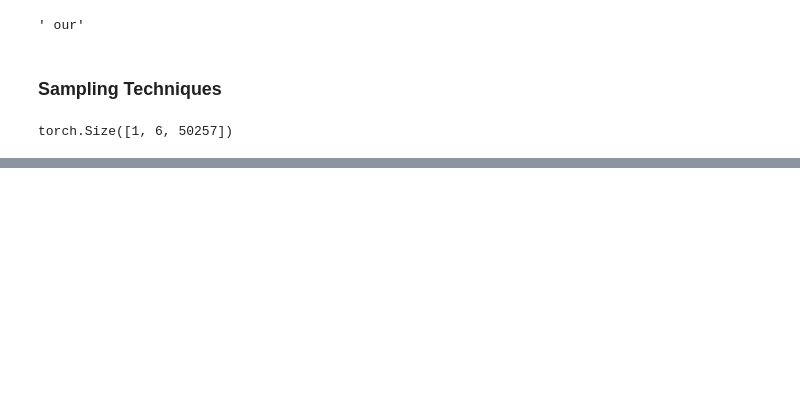
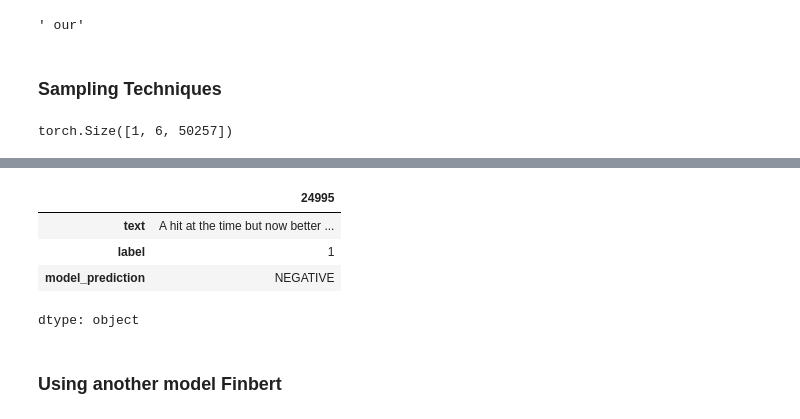
Before and after one commit to Vivek-afk81/ml-workshop, a Jupyter notebook: Transformer_HuggingFace_Tutorial.ipynb, the cells around one changed output, grey strips where cells are left out. Cells and saved outputs as stored; diff of their text form; code cells hidden in the pictures; blank space fills up the shorter version.

```diff
--- a/Transformer_HuggingFace_Tutorial.ipynb
+++ b/Transformer_HuggingFace_Tutorial.ipynb
@@ -316,0 +456,11 @@ Random:   am
+# %%
+#true label is 1 but predicted sentiment is negative
+my_dataset_df.iloc[24995]
+# %% [output]
+|  | 24995 |
+| text | A hit at the time but now better ... |
+| label | 1 |
+| model_prediction | NEGATIVE |
+dtype: object
+# %% [markdown]
+### Using another model Finbert
```
Also changed, not shown: parts of 37 cells of this notebook.
